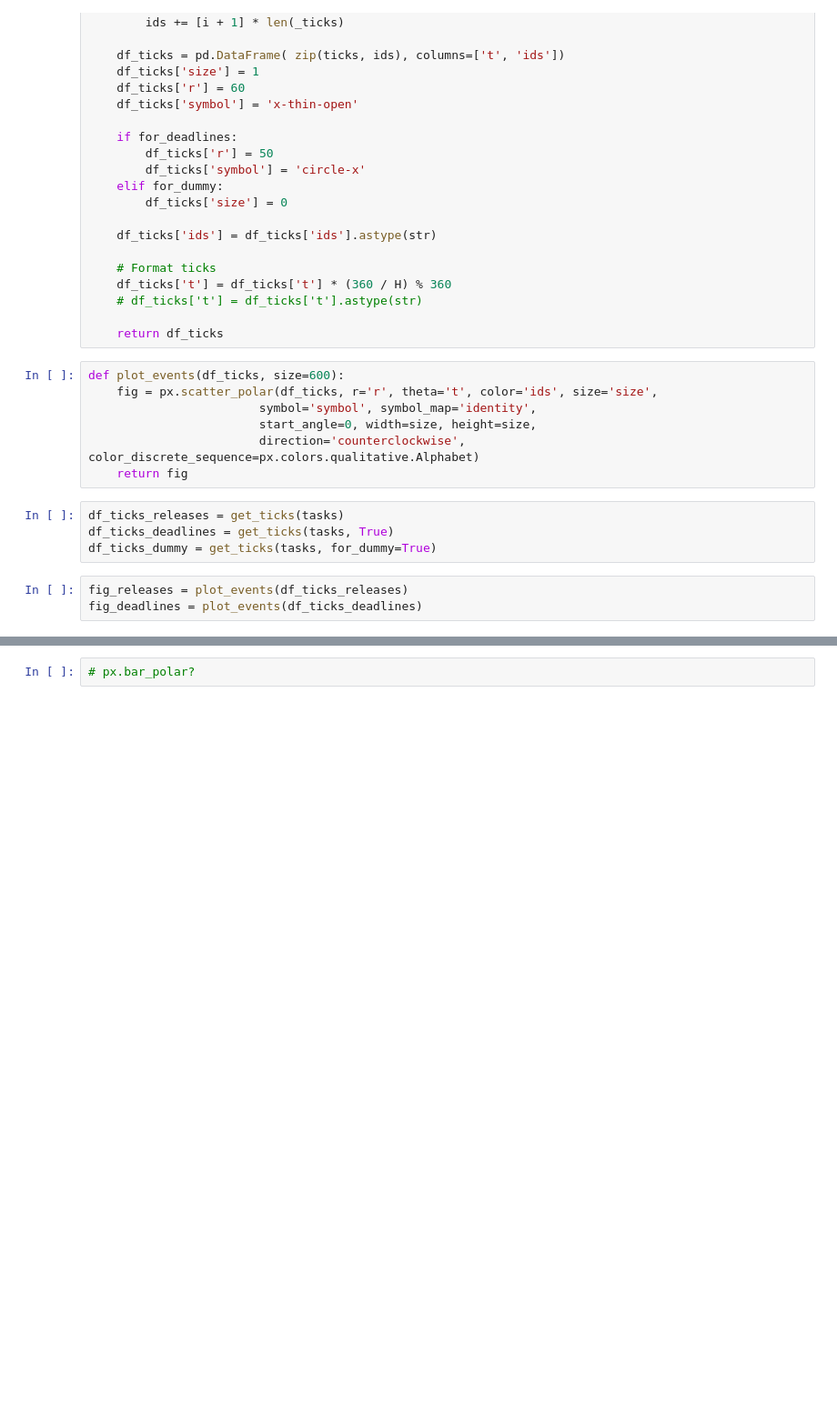
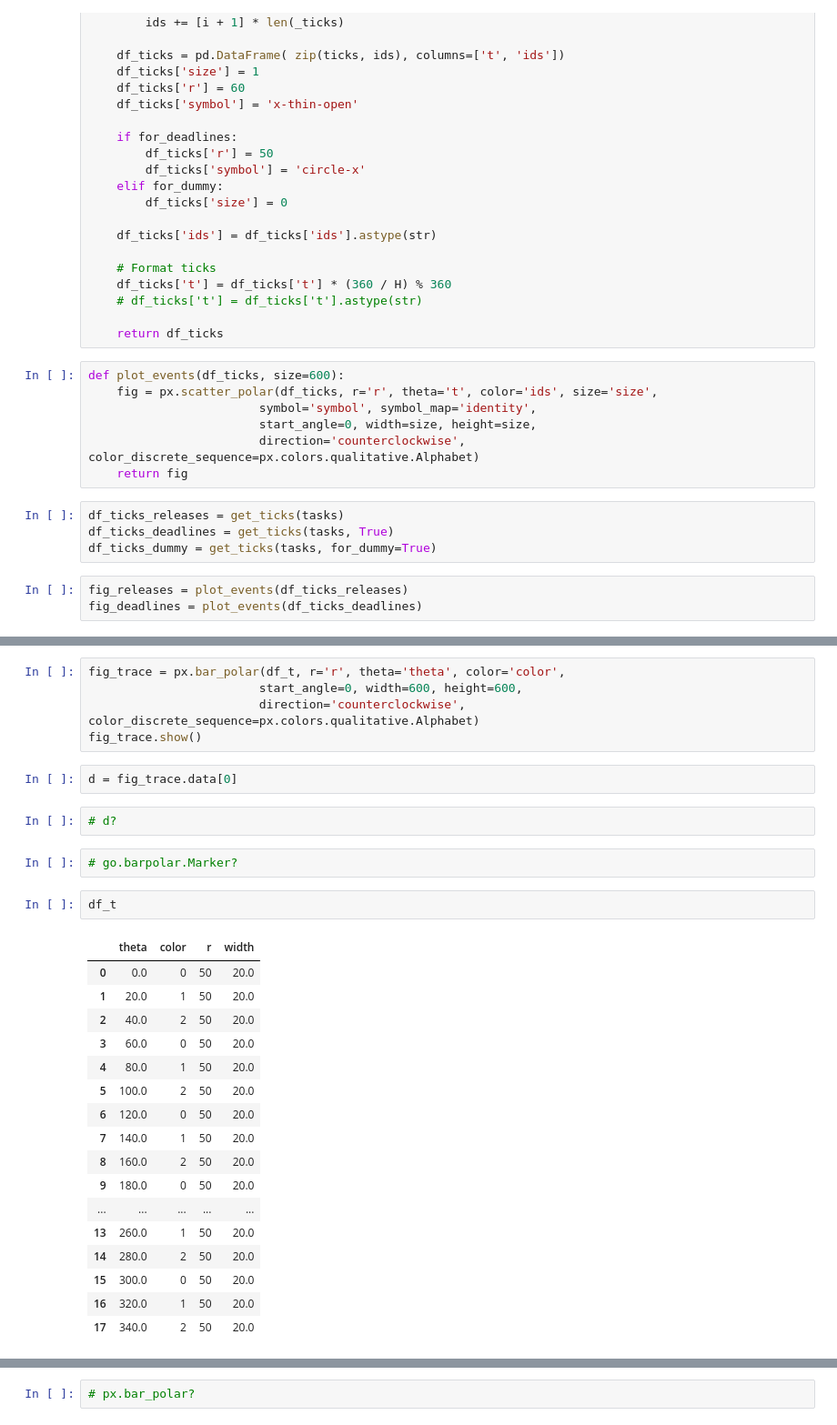
Before and after one commit to hakeemta/preemption, a Jupyter notebook: test.ipynb, the cells around one changed output, grey strips where cells are left out. Shown at 91% size. Saved outputs shown, nothing was run; the diff lists cells and outputs as text; blank space fills up the shorter version.

```diff
--- a/test.ipynb
+++ b/test.ipynb
@@ -92,0 +104,31 @@ fig_deadlines = plot_events(df_ticks_deadlines)
+# %%
+fig_trace = px.bar_polar(df_t, r='r', theta='theta', color='color',
+                        start_angle=0, width=600, height=600,
+                        direction='counterclockwise', color_discrete_sequence=px.colors.qualitative.Alphabet)
+fig_trace.show()
+# %%
+d = fig_trace.data[0]
+# %%
+# d?
+# %%
+# go.barpolar.Marker?
+# %%
+df_t
+# %% [output]
+|  | theta | color | r | width |
+| 0 | 0.0 | 0 | 50 | 20.0 |
+| 1 | 20.0 | 1 | 50 | 20.0 |
+| 2 | 40.0 | 2 | 50 | 20.0 |
+| 3 | 60.0 | 0 | 50 | 20.0 |
+| 4 | 80.0 | 1 | 50 | 20.0 |
+| 5 | 100.0 | 2 | 50 | 20.0 |
+| 6 | 120.0 | 0 | 50 | 20.0 |
+| 7 | 140.0 | 1 | 50 | 20.0 |
+| 8 | 160.0 | 2 | 50 | 20.0 |
+| 9 | 180.0 | 0 | 50 | 20.0 |
+| ... | ... | ... | ... | ... |
+| 13 | 260.0 | 1 | 50 | 20.0 |
+| 14 | 280.0 | 2 | 50 | 20.0 |
+| 15 | 300.0 | 0 | 50 | 20.0 |
+| 16 | 320.0 | 1 | 50 | 20.0 |
+| 17 | 340.0 | 2 | 50 | 20.0 |
```
Also changed, not shown: parts of 8 cells of this notebook.
